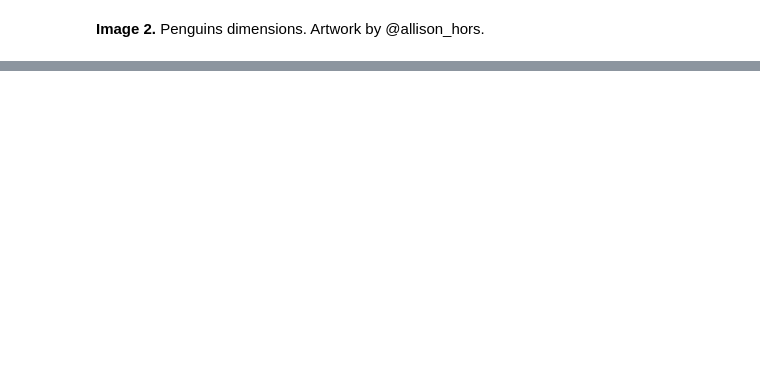
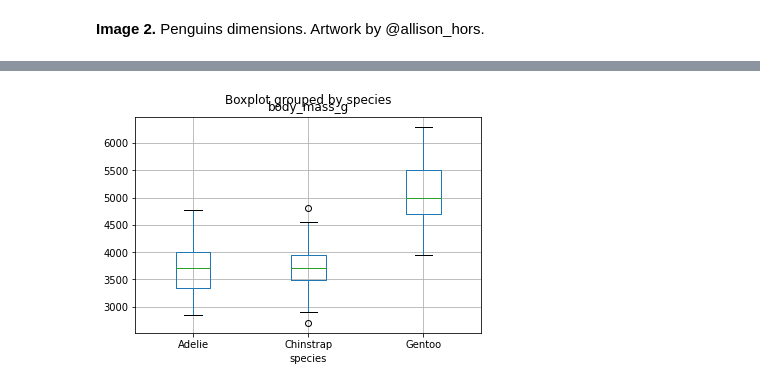
Before and after one commit to Eduardo-Coyto/ML-UTEC-4Geeks, a Jupyter notebook: Palmer_Penguins_Analysis copy.ipynb, the cells around one changed output, grey strips where cells are left out. Drawn from its saved outputs; the diff is of its cells as text; code cells hidden in the pictures; blank space fills up the shorter version.

```diff
--- a/Palmer_Penguins_Analysis copy.ipynb
+++ b/Palmer_Penguins_Analysis copy.ipynb
@@ -43,2 +168,6 @@ df = pd.read_csv(url)
 # %%
 # Show a boxplot of body mass per species
+df.boxplot(column='body_mass_g', by='species')
+plt.show()
+# %% [output]
+[figure, added]
```
Also changed, not shown: parts of 24 cells of this notebook.
